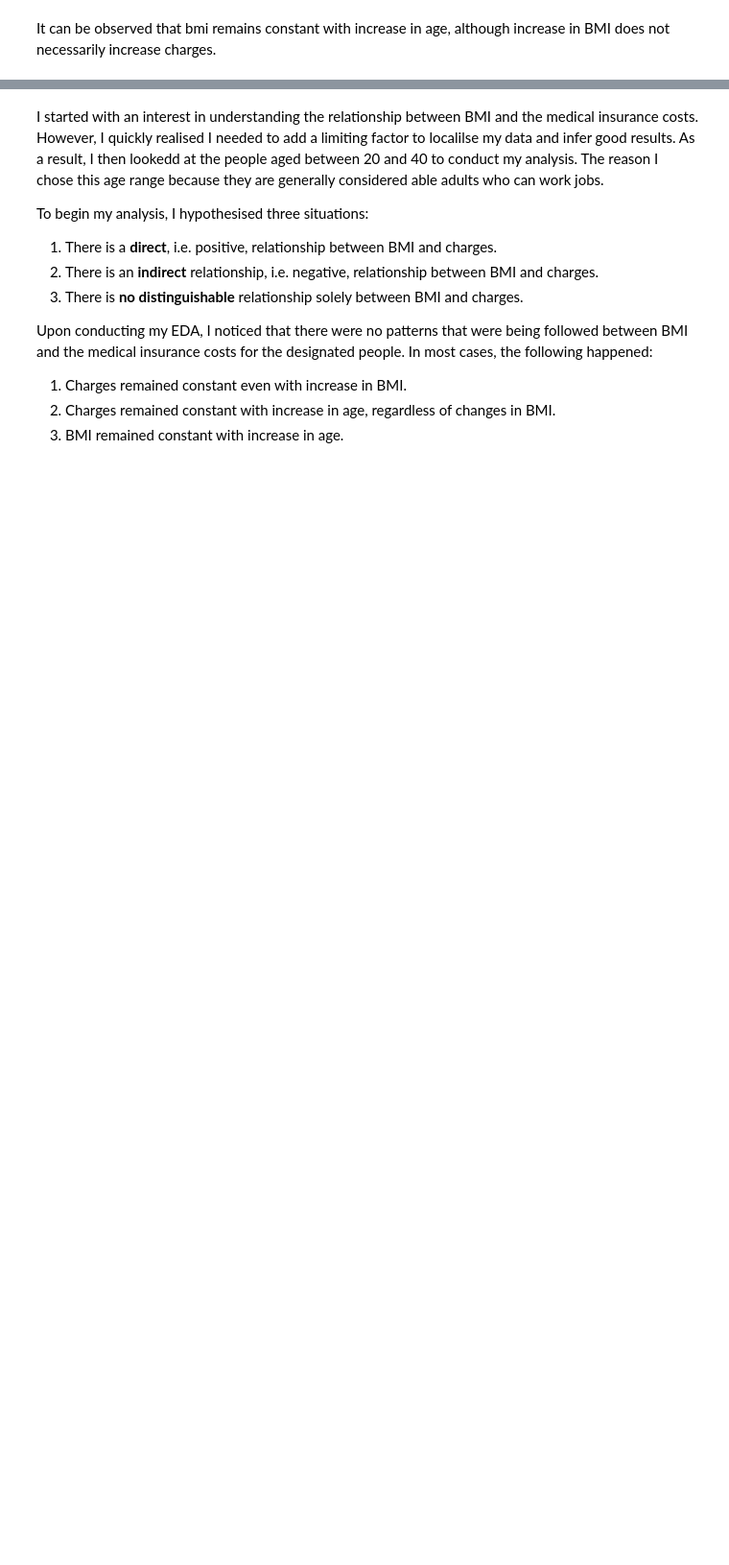
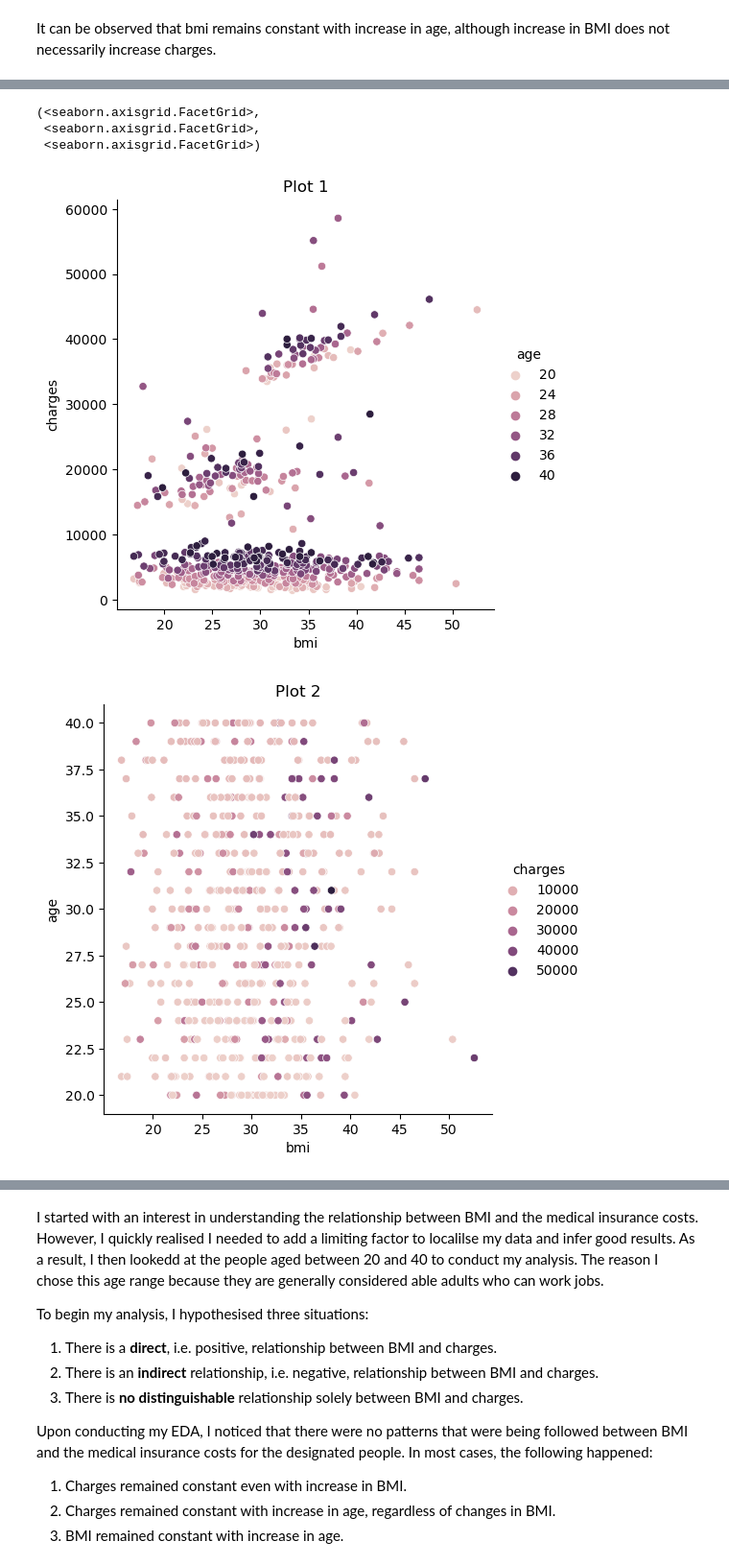
Before and after one commit to ubco-W2022T1-cosc301/project-group21, a Jupyter notebook: notebooks/analysis2a.ipynb, the cells around one changed output, grey strips where cells are left out. Shown: that part at 96% size. Cells and saved outputs as stored; diff of their text form; code cells hidden in the pictures; blank space fills up the shorter version.

Commit message:
Aditri has finally completed Milestone 3.

```diff
--- a/notebooks/analysis2a.ipynb
+++ b/notebooks/analysis2a.ipynb
@@ -281,4 +149,0 @@ Plot 3: The plot here shows that BMI remains constant with increase in age, alth
-# %%
-import project_functions2 as p2
-clean_data = p2.load_and_process("..data/raw/raw_MC.csv")
-clean_data
@@ -286,0 +152,4 @@ AttributeError: module 'project_functions2' has no attribute 'load_and_process'
+# %%
+import project_functions2 as p2
+clean_data = p2.load_and_process("../data/raw/raw_MC.csv")
+display(clean_data)
@@ -286,0 +171,3 @@ AttributeError: module 'project_functions2' has no attribute 'load_and_process'
+# %%
+p2.final_plots(clean_data)
+# %% [output]
@@ -286,0 +177,5 @@ AttributeError: module 'project_functions2' has no attribute 'load_and_process'
+(<seaborn.axisgrid.FacetGrid>,
+ <seaborn.axisgrid.FacetGrid>,
+ <seaborn.axisgrid.FacetGrid>)
+[figure, added]
+[figure, added]
```
Also changed, not shown: parts of 17 cells of this notebook, 2 other files.
